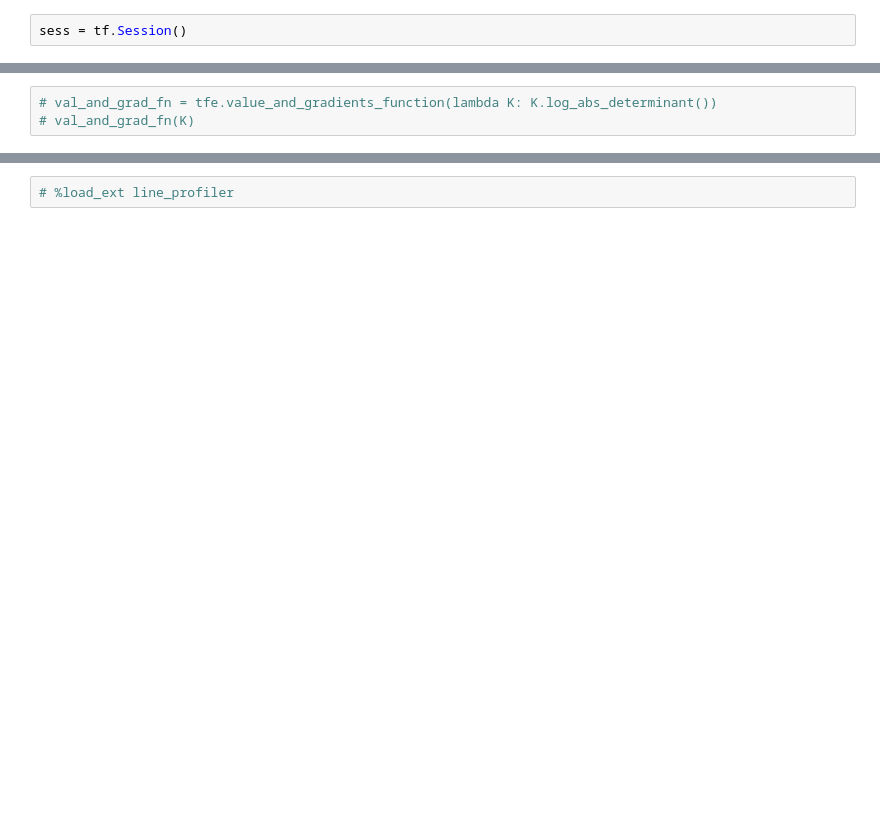
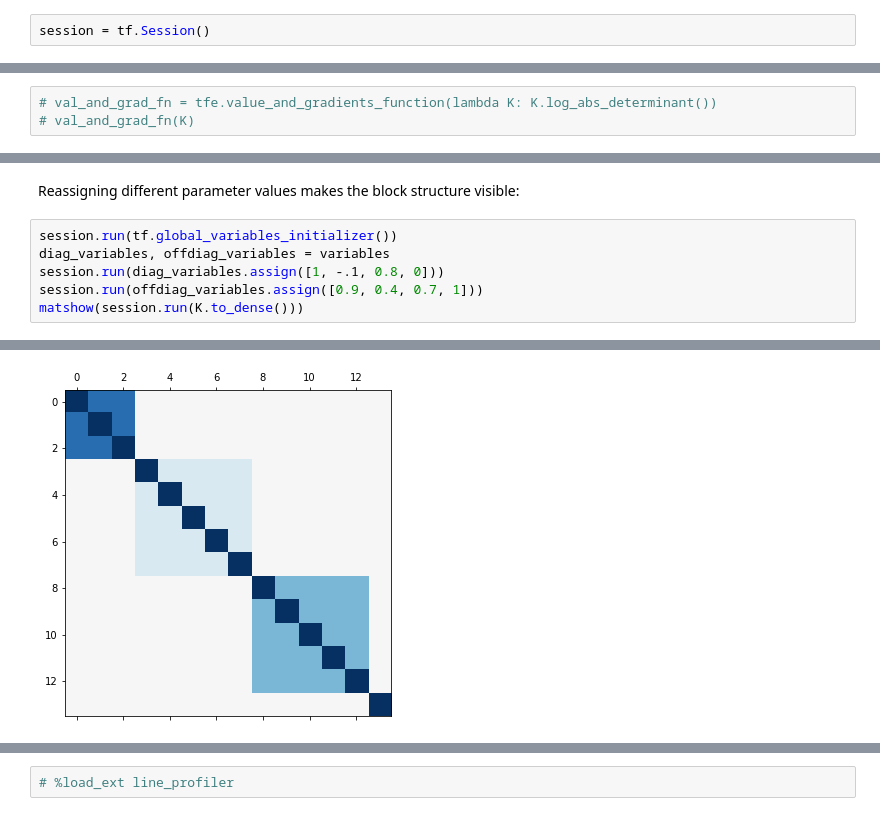
Before and after one commit to ogrisel/notebooks, a Jupyter notebook: precision_matrices.ipynb, the cells around one changed output, grey strips where cells are left out. Drawn from its saved outputs; the diff is of its cells as text; blank space fills up the shorter version.

```diff
--- a/precision_matrices.ipynb
+++ b/precision_matrices.ipynb
@@ -6,5 +18,5 @@ import tensorflow as tf
 import tensorflow.contrib.eager as tfe
 from time import time
 # %%
-sess = tf.Session()
+session = tf.Session()
 # %%
@@ -82,0 +104,9 @@ plt.matshow(sess.run(K_tensor));
+# %% [markdown]
+Reassigning different parameter values makes the block structure visible:
+# %%
+session.run(tf.global_variables_initializer())
+diag_variables, offdiag_variables = variables
+session.run(diag_variables.assign([1, -.1, 0.8, 0]))
+session.run(offdiag_variables.assign([0.9, 0.4, 0.7, 1]))
+matshow(session.run(K.to_dense()))
+# %% [output]
@@ -82,0 +114 @@ plt.matshow(sess.run(K_tensor));
+[figure, added]
```
Also changed, not shown: parts of 39 cells of this notebook.
